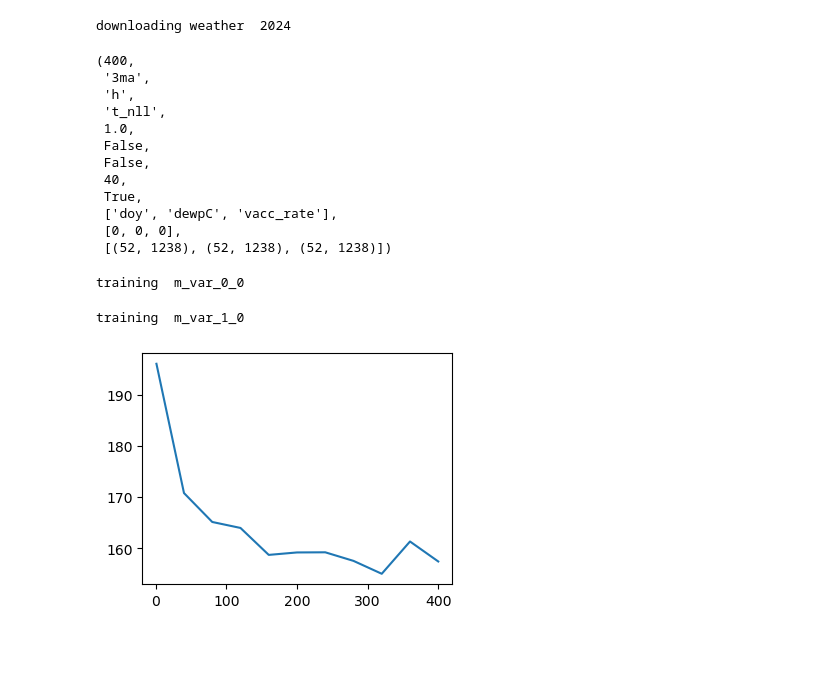
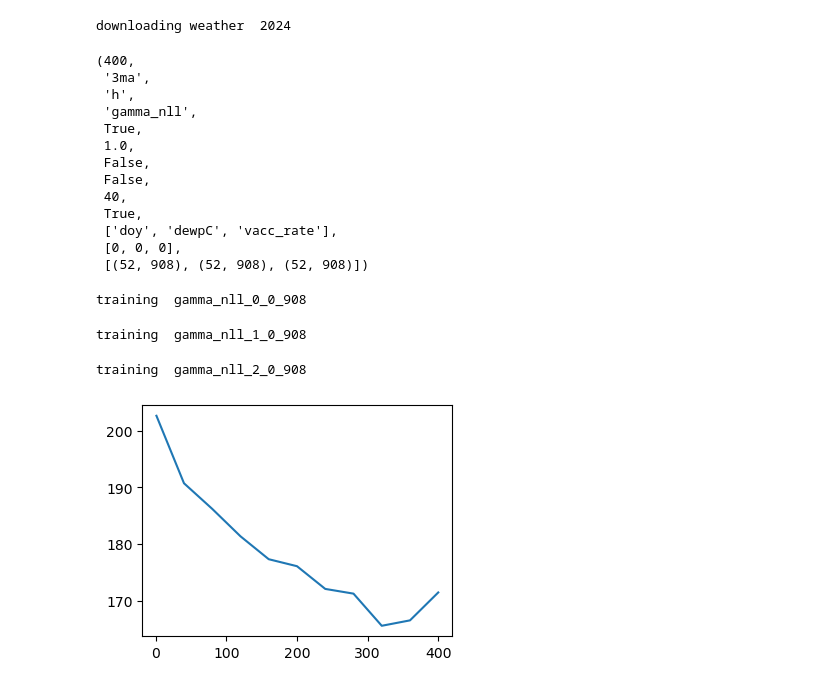
Before and after one commit to CDDEP-DC/nbeats-xd, a Jupyter notebook: nbx_test.ipynb, the cells around one changed output. Cells and saved outputs as stored; diff of their text form; code cells hidden in the pictures; blank space fills up the shorter version.

```diff
--- a/nbx_test.ipynb
+++ b/nbx_test.ipynb
@@ -98,7 +98,8 @@ def training_fn(training_data: Dict[str, np.ndarray],
                 encoder_k: int = 3,
                 encoder_n: Optional[int] = None, ## calculated below if missing
                 encoder_hidden_dim: int = 128,
-                encoder_dropout: float = 0.2): ## default for TCN from Bai et al
+                encoder_dropout: float = 0.2, ## default for TCN from Bai et al
+                force_positive_forecast: bool = False): ## if loss fn requires > 0
 
         input_size = lookback * horizon  ## backward window size, in time units
         use_vars = [target_key, *use_exog_vars]
@@ -129,7 +130,8 @@ def training_fn(training_data: Dict[str, np.ndarray],
                         layer_size = nbeats_hidden_dim,
                         exog_block = exog_block,
                         use_norm=windowed_norm,
-                        dropout=nbeats_dropout)
+                        dropout=nbeats_dropout,
+                        force_positive=force_positive_forecast)
 
         ## dataset iterator; defined in common/sampler.py
         train_ds = ts_dataset(timeseries=training_values, static_cat=static_categories,
@@ -391,13 +405,15 @@ train_m_var = training_fn(training_data=vals_train,
                           init_LR=init_LR,
                           batch_size=batch_size)
 # %%
-(iterations, data_suffix, target_key, lfn_name, variance_scale, data_is_log, normalize_target, horizon, use_windowed_norm,
-exog_vars, [np.isnan(vals_train[k]).sum() for k in exog_vars], [vals_train[k].shape for k in exog_vars])
+(iterations, data_suffix, target_key, lfn_name, force_positive_forecast, variance_scale,
+ data_is_log, normalize_target, horizon, use_windowed_norm,
+ exog_vars, [np.isnan(vals_train[k]).sum() for k in exog_vars], [vals_train[k].shape for k in exog_vars])
 # %% [output]
 (400,
  '3ma',
  'h',
- 't_nll',
+ 'gamma_nll',
+ True,
  1.0,
  False,
  False,
@@ -405,13 +421,14 @@ exog_vars, [np.isnan(vals_train[k]).sum() for k in exog_vars], [vals_train[k].sh
  True,
  ['doy', 'dewpC', 'vacc_rate'],
  [0, 0, 0],
- [(52, 1238), (52, 1238), (52, 1238)])
+ [(52, 908), (52, 908), (52, 908)])
 # %%
 mu_fc={}
 var_fc={}
 for i,lookback in enumerate(lookback_opts):
     for j,use_static_cat in enumerate(use_cat_opts):
-        model_name = "m_var_"+str(i)+"_"+str(int(use_static_cat))
+        model_name = lfn_name+"_"+str(i)+"_"+str(int(use_static_cat))
+        model_name = model_name+"_"+str(cut) if cut is not None else model_name
         print("training ",model_name)
         mu_fc[model_name], var_fc[model_name] = train_m_var(model_name=model_name,
                                                             iterations=iterations,
@@ -425,15 +442,17 @@ for i,lookback in enumerate(lookback_opts):
                                                             encoder_k=encoder_k,
                                                             #encoder_n=None, ## auto calculated
                                                             encoder_hidden_dim=encoder_hidden_dim,
-                                                            encoder_dropout=encoder_dropout)
+                                                            encoder_dropout=encoder_dropout,
+                                                            force_positive_forecast=force_positive_forecast)
 
 ## forecast shape for each model is [series, time]
 ## ensemble using median across models
 mu_fc["median"] = np.median(np.stack([mu_fc[k] for k in mu_fc]),axis=0)
 var_fc["median"] = np.median(np.stack([var_fc[k] for k in var_fc]),axis=0)
 # %% [output]
-training  m_var_0_0
+training  gamma_nll_0_0_908
-training  m_var_1_0
+training  gamma_nll_1_0_908
+training  gamma_nll_2_0_908
 # %%
 ## convert forecasts to natural scale and generate CIs/quantiles
 
@@ -475,15 +494,40 @@ for k in mu_fc:
     else:
         V = [mu + x*s for x in Z]
     quantile_fc[k] = np.stack(V,axis=2) ## [series, time, quantiles]
+# %%
+qtest = {}
+ftest = {}
+utest = {}
+ltest = {}
+for k in mu_fc:
+    mu = mu_fc[k].copy()
+    s2 = var_fc[k] * variance_scale
+    if normalize_target:
+        mu = mu * inv_scale
+        s2 = s2 * inv_scale * inv_scale
+    s = np.sqrt(s2)
+    #if lfn_name == "t_nll":
+    #    V = [stats.t.ppf(q=x,loc=mu,scale=s,df=5) for x in qtiles]
+    #    ftest[k],utest[k],ltest[k] = [stats.t.ppf(q=x,loc=mu,scale=s,df=5) for x in [0.5,0.975,0.025]]
+    #elif lfn_name == "norm_nll":
+    #    V = [stats.norm.ppf(q=x,loc=mu,scale=s) for x in qtiles]
+    #    ftest[k],utest[k],ltest[k] = [stats.norm.ppf(q=x,loc=mu,scale=s) for x in [0.5,0.975,0.025]]
+    #elif lfn_name == "gamma_nll":
+    ##
+    ## try using gamma err dist, even if trained on a different error fn?
+    ##
+    V = [stats.gamma.ppf(q=x, a=(mu*mu/s2) , scale=(s2/mu)) for x in qtiles]
+    ftest[k],utest[k],ltest[k] = [stats.gamma.ppf(q=x, a=(mu*mu/s2) , scale=(s2/mu)) for x in [0.5,0.975,0.025]]
+    qtest[k] = np.stack(V,axis=2) ## [series, time, quantiles]
 # %%
-snapshot_manager = SnapshotManager(snapshot_dir=os.path.join('hub_model_snapshots', "m_var_1_0"), total_iterations=iterations)
+snapshot_manager = SnapshotManager(snapshot_dir=os.path.join('hub_model_snapshots', [k for k in mu_fc][2]), total_iterations=iterations)
 
 ldf = snapshot_manager.load_training_losses()
 _, ax = plt.subplots(figsize=[4,3])
 ax.plot(ldf)
 plt.show()
 # %% [output]
-[figure, old version]
+[figure, new version]
 # %%
 for k in forecasts:
     print(k, calc_loss(forecasts, k, test_targets, horizon))
```
Also changed, not shown: parts of 18 cells of this notebook, 5 other files.
